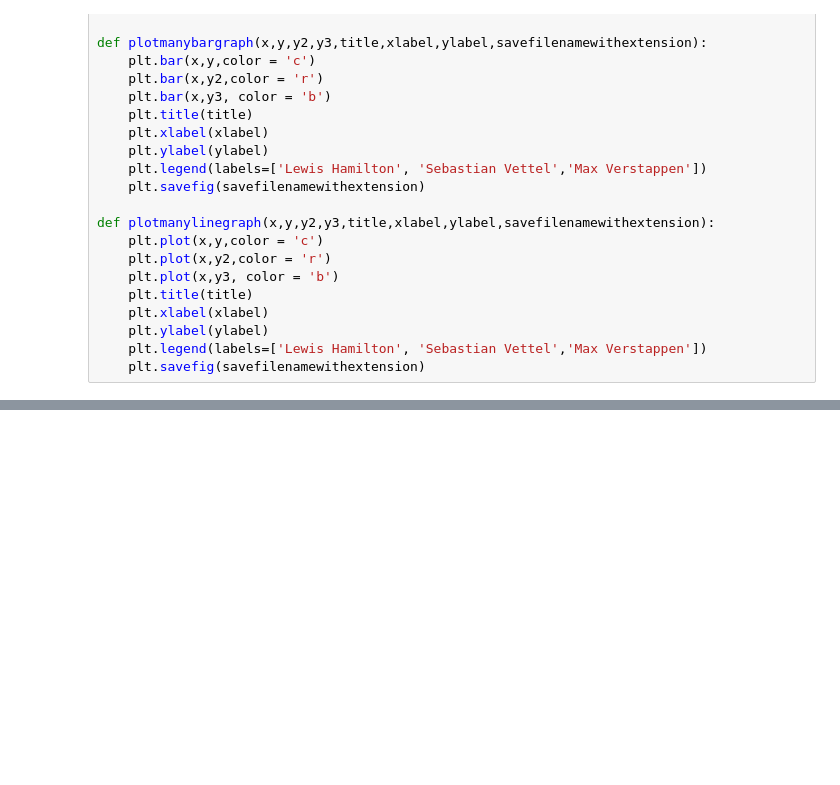
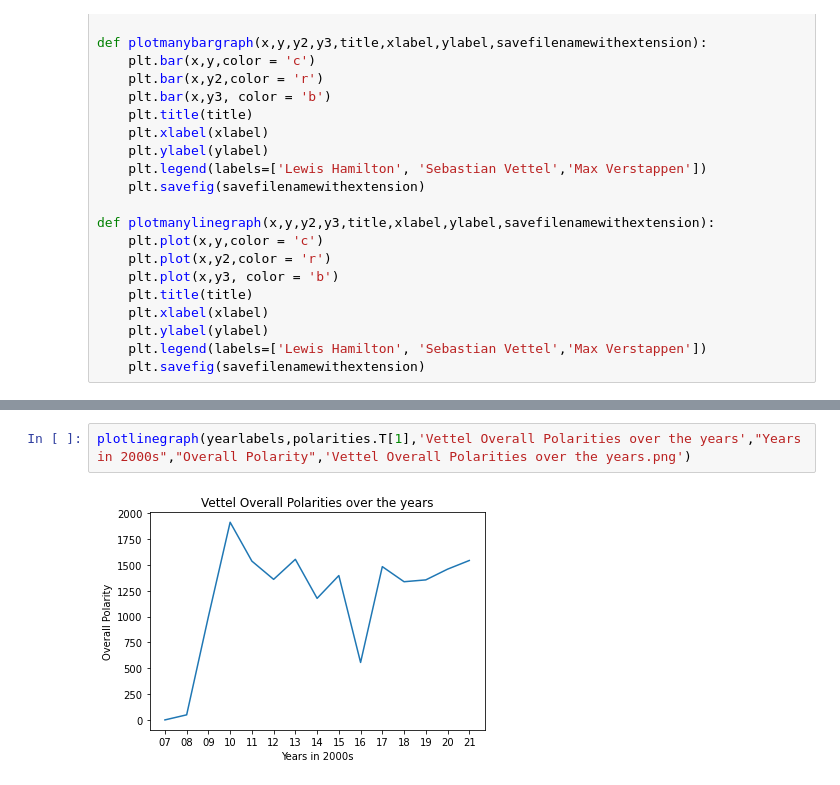
Before and after one commit to rishyrane/Twitter-Sentiment-Analysis-F1-Drivers, a Jupyter notebook: Fan's Opinion on F1 Drivers.ipynb, the cells around one changed output, grey strips where cells are left out. Drawn from its saved outputs; the diff is of its cells as text; blank space fills up the shorter version.

```diff
--- a/Fan's Opinion on F1 Drivers.ipynb
+++ b/Fan's Opinion on F1 Drivers.ipynb
@@ -147,0 +157,4 @@ def plotmanylinegraph(x,y,y2,y3,title,xlabel,ylabel,savefilenamewithextension):
+# %%
+plotlinegraph(yearlabels,polarities.T[1],'Vettel Overall Polarities over the years',"Years in 2000s","Overall Polarity",'Vettel Overall Polarities over the years.png')
+# %% [output]
+[figure, added]
```
Also changed, not shown: parts of 19 cells of this notebook, 16 other files.
